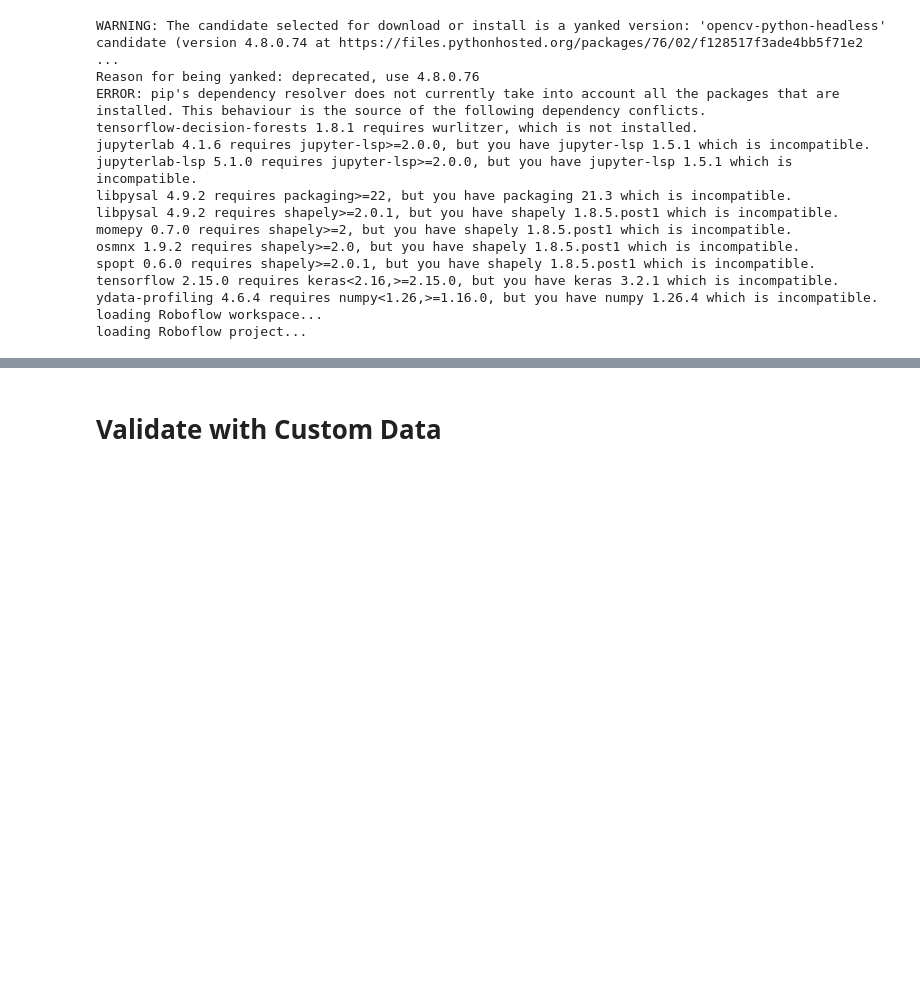
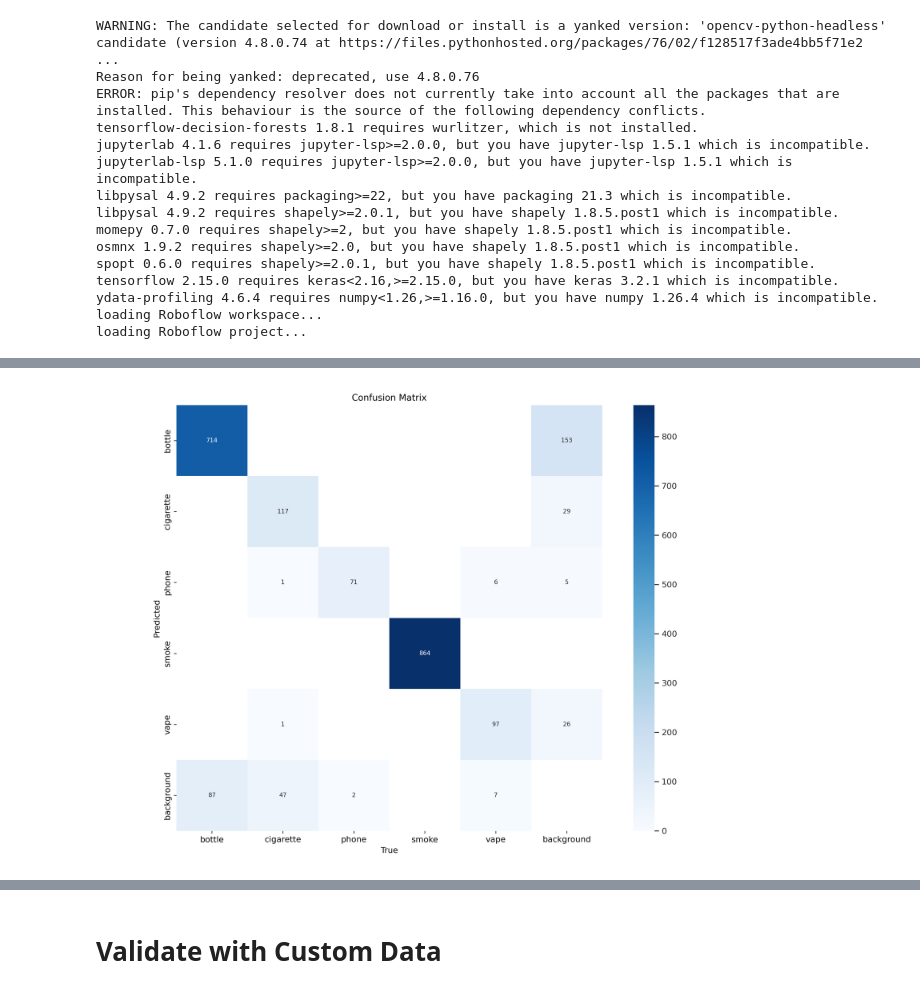
Before and after one commit to Braincore-C24-MS02/ML-Development, a Jupyter notebook: driver-management-system.ipynb, the cells around one changed output, grey strips where cells are left out. Saved outputs shown, nothing was run; the diff lists cells and outputs as text; code cells hidden in the pictures; blank space fills up the shorter version.

Commit message:
Kaggle Notebook | Driver Management System | Version 11

```diff
--- a/driver-management-system.ipynb
+++ b/driver-management-system.ipynb
@@ -109,4 +107,7 @@ Results saved to runs/detect/train
 # %%
-# !ls {HOME}/runs/detect/train/
+# %cd {HOME}
+Image(filename=f'/kaggle/working/runs/detect/train/confusion_matrix.png', width=640)
+# %% [output]
+[figure, added]
 # %%
 # %cd {HOME}
```
Also changed, not shown: parts of 13 cells of this notebook.
